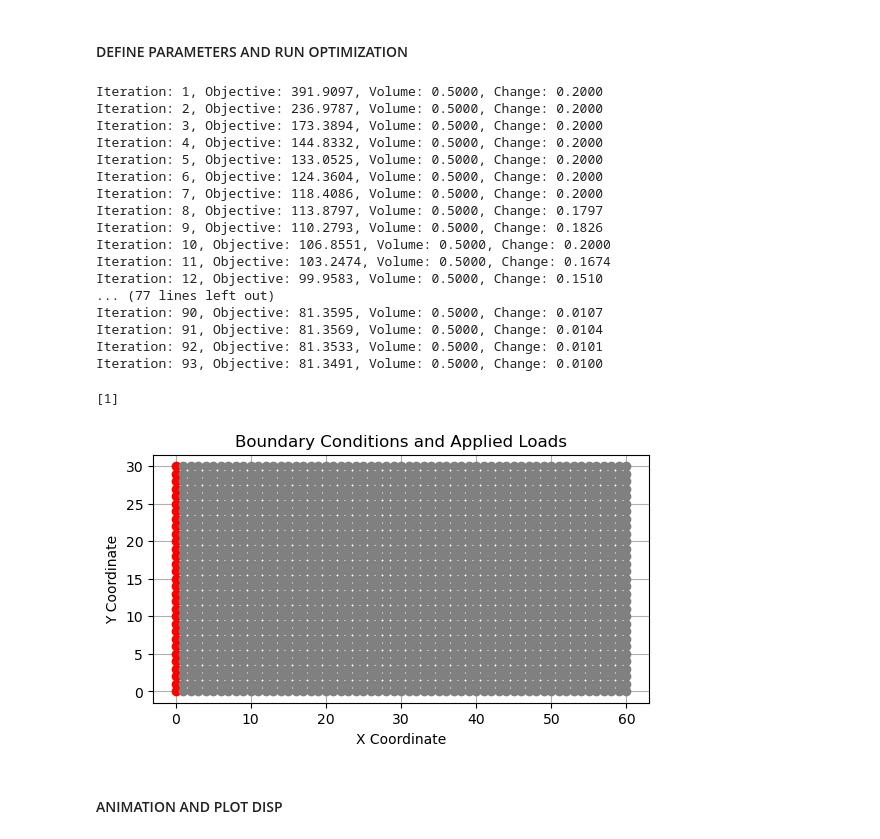
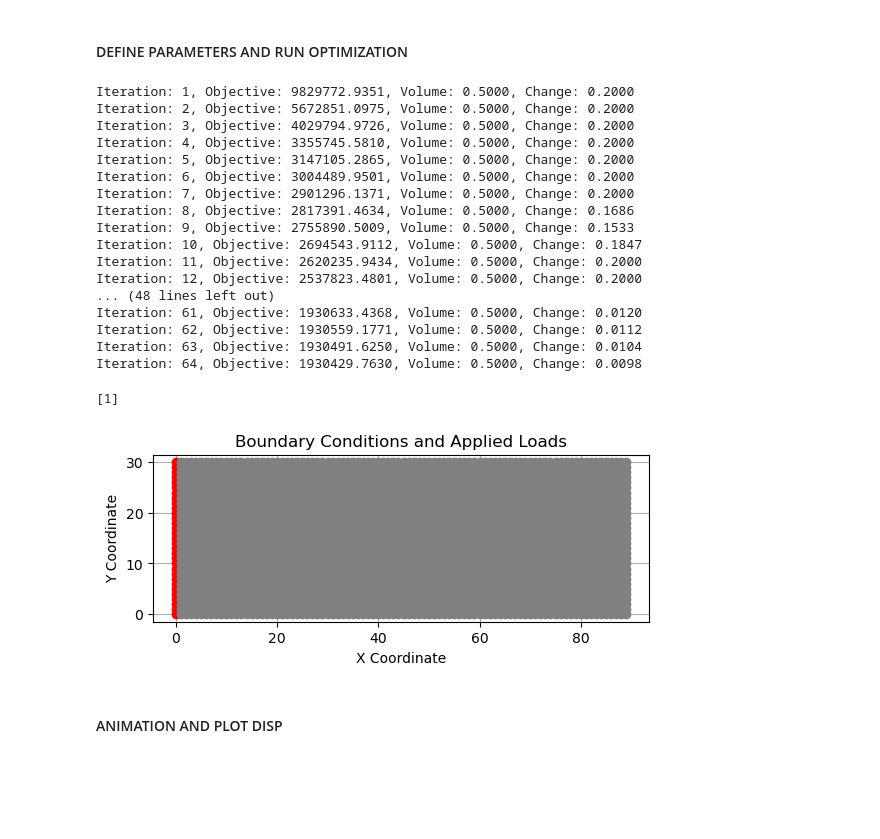
Before and after one commit to BailieRon/TopologyOptimization, a Jupyter notebook: CVEN6525_TermProject_TopologyOptimization_RB_SP24.ipynb, the cells around one changed output. Drawn from its saved outputs; the diff is of its cells as text; code cells hidden in the pictures; blank space fills up the shorter version.

```diff
--- a/CVEN6525_TermProject_TopologyOptimization_RB_SP24.ipynb
+++ b/CVEN6525_TermProject_TopologyOptimization_RB_SP24.ipynb
@@ -56,16 +56,16 @@ def FE(nelx, nely, x, penal, lk):
             )
             K[np.ix_(edof - 1, edof - 1)] += x[ely - 1, elx - 1] ** penal * KE
 
-    # top_mid_node = (nelx//2) +1
-    # F[top_mid_node, 0] = -1
-    load_dof = 1
-    F[load_dof,0] = -1
+    #load placed at middle of beam
+    top_mid_node = (nelx//2) +1
+    F[top_mid_node, 0] = -100
+
+    #load placed at left side of beam
+    # load_dof = 1
+    # F[load_dof,0] = -1
 
     # loads and supports
     # identify geometrically constrained nodes from element x and y arrays
-    # dof_fixed = np.union1d(
-    #     np.arange(0, 2 * (nely + 1), 2), np.array([2 * (nelx + 1) * (nely + 1) - 1])
-    # )
 
 #     dof_fixed = np.union1d(
 #     np.arange(0, 2 * (nely + 1), 2), np.array([2 * (nelx + 1) * (nely + 1) - 2 * nely -1])
@@ -254,32 +254,32 @@ def topOpt(nelx, nely, volfrac, penal, rmin, n_iter: int):
 # %% [markdown]
 #### DEFINE PARAMETERS AND RUN OPTIMIZATION
 # %%
-nelx = 60 # number elements in x axis
+nelx = 89 # number elements in x axis
 nely = 30 # number elements in y axis
 volfrac = 0.5  # fractional volume to remain after optimization
 penal = 3.0  # penalization factor for intermediate density values
 rmin = 1.5  # prevents checkerboarding and mesh dependancies (filter size)
 
 # Run optimization
-nelx, nely, x_hist, c_hist, dof_fixed, load_dof = topOpt(nelx, nely, volfrac, penal, rmin, n_iter=200)
+nelx, nely, x_hist, c_hist, dof_fixed, load_dof = topOpt(nelx, nely, volfrac, penal, rmin, n_iter=400)
 # %% [output]
-Iteration: 1, Objective: 391.9097, Volume: 0.5000, Change: 0.2000
-Iteration: 2, Objective: 236.9787, Volume: 0.5000, Change: 0.2000
-Iteration: 3, Objective: 173.3894, Volume: 0.5000, Change: 0.2000
-Iteration: 4, Objective: 144.8332, Volume: 0.5000, Change: 0.2000
-Iteration: 5, Objective: 133.0525, Volume: 0.5000, Change: 0.2000
-Iteration: 6, Objective: 124.3604, Volume: 0.5000, Change: 0.2000
-Iteration: 7, Objective: 118.4086, Volume: 0.5000, Change: 0.2000
-Iteration: 8, Objective: 113.8797, Volume: 0.5000, Change: 0.1797
-Iteration: 9, Objective: 110.2793, Volume: 0.5000, Change: 0.1826
-Iteration: 10, Objective: 106.8551, Volume: 0.5000, Change: 0.2000
-Iteration: 11, Objective: 103.2474, Volume: 0.5000, Change: 0.1674
-Iteration: 12, Objective: 99.9583, Volume: 0.5000, Change: 0.1510
-... (77 lines left out)
-Iteration: 90, Objective: 81.3595, Volume: 0.5000, Change: 0.0107
-Iteration: 91, Objective: 81.3569, Volume: 0.5000, Change: 0.0104
-Iteration: 92, Objective: 81.3533, Volume: 0.5000, Change: 0.0101
-Iteration: 93, Objective: 81.3491, Volume: 0.5000, Change: 0.0100
+Iteration: 1, Objective: 9829772.9351, Volume: 0.5000, Change: 0.2000
+Iteration: 2, Objective: 5672851.0975, Volume: 0.5000, Change: 0.2000
+Iteration: 3, Objective: 4029794.9726, Volume: 0.5000, Change: 0.2000
+Iteration: 4, Objective: 3355745.5810, Volume: 0.5000, Change: 0.2000
+Iteration: 5, Objective: 3147105.2865, Volume: 0.5000, Change: 0.2000
+Iteration: 6, Objective: 3004489.9501, Volume: 0.5000, Change: 0.2000
+Iteration: 7, Objective: 2901296.1371, Volume: 0.5000, Change: 0.2000
+Iteration: 8, Objective: 2817391.4634, Volume: 0.5000, Change: 0.1686
+Iteration: 9, Objective: 2755890.5009, Volume: 0.5000, Change: 0.1533
+Iteration: 10, Objective: 2694543.9112, Volume: 0.5000, Change: 0.1847
+Iteration: 11, Objective: 2620235.9434, Volume: 0.5000, Change: 0.2000
+Iteration: 12, Objective: 2537823.4801, Volume: 0.5000, Change: 0.2000
+... (48 lines left out)
+Iteration: 61, Objective: 1930633.4368, Volume: 0.5000, Change: 0.0120
+Iteration: 62, Objective: 1930559.1771, Volume: 0.5000, Change: 0.0112
+Iteration: 63, Objective: 1930491.6250, Volume: 0.5000, Change: 0.0104
+Iteration: 64, Objective: 1930429.7630, Volume: 0.5000, Change: 0.0098
 # %%
 def plot_nodes(nelx, nely, dof_fixed, load_dof):
 
@@ -291,35 +291,35 @@ def plot_nodes(nelx, nely, dof_fixed, load_dof):
     # load_j = (load_dof // 2) % (nely + 1)
     fig, ax = plt.subplots()
     for i in range(nelx + 1):
         for j in range(nely + 1):
             # Calculate node index for the flat array structure
             node_index_x = 2 * (i * (nelx + 1) + j)     # DOF index for x-direction
             node_index_y = node_index_x + 1             # DOF index for y-direction
 
             if node_index_x in dof_fixed or node_index_y in dof_fixed:
                 color = 'red'  # Fixed node
-            elif node_index_y == loadplot:
+            elif node_index_y == load_dof:
                 print("Green node at: ", i, j)
                 color = 'green' # Applied load
             else:
                 color = 'gray'  # Free node
 
             ax.plot(i, j, 'o', color=color)
 
     ax.set_aspect('equal', adjustable='box')
     plt.title('Boundary Conditions and Applied Loads')
     plt.xlabel('X Coordinate')
     plt.ylabel('Y Coordinate')
     plt.grid(True)
     plt.show()
 
 # print("load_dof index:", load_dof)
 # print("Coordinates supposed to be green", load_i, load_j)
 
 plot_nodes(nelx, nely, dof_fixed, load_dof,)
 # %% [output]
 [1]
-[figure, old version]
+[figure, new version]
 # %% [markdown]
 #### ANIMATION AND PLOT DISP
 # %%
```
Also changed, not shown: parts of 3 cells of this notebook.
